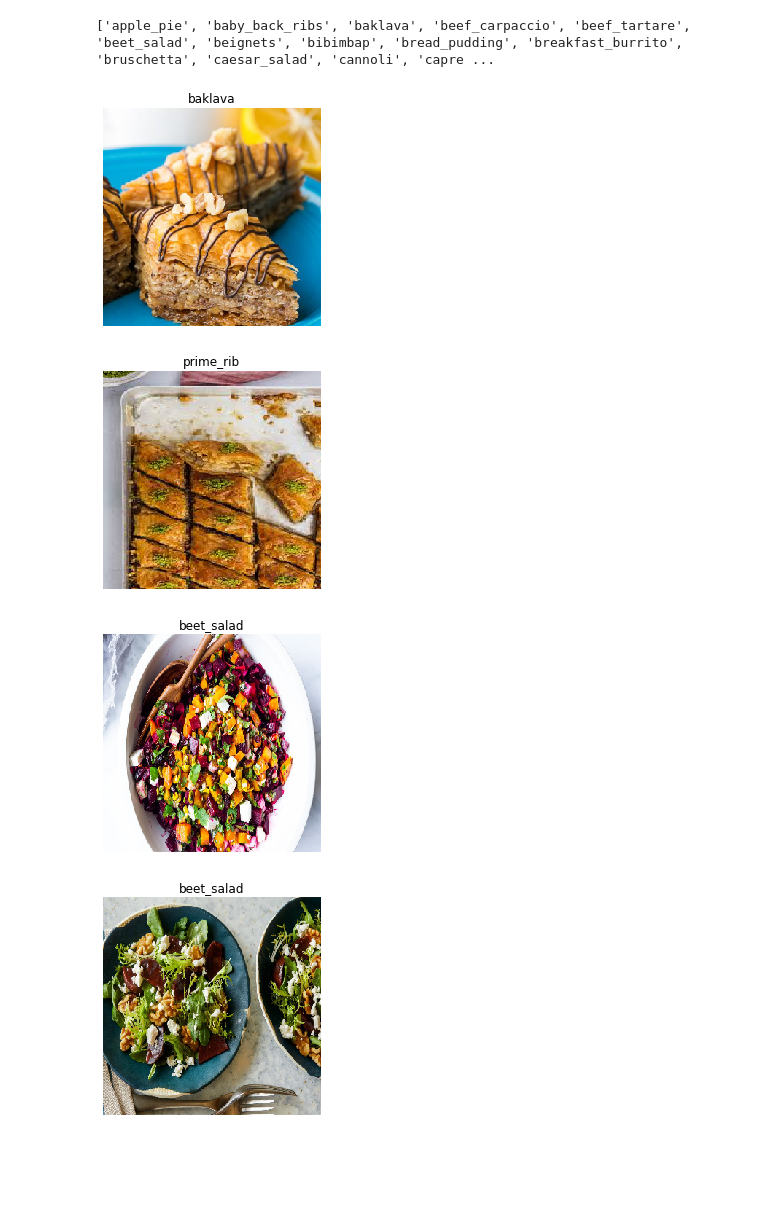
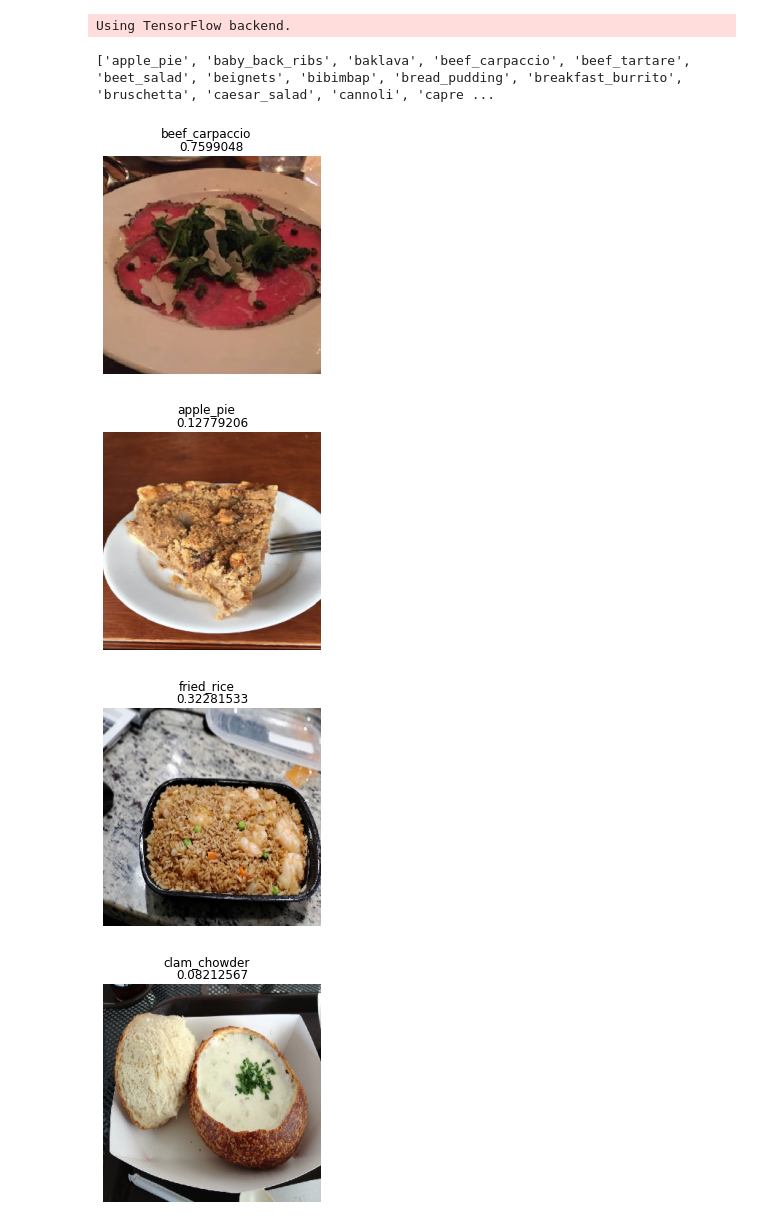
Before and after one commit to RosettaYH/CNN_COCO, a Jupyter notebook: TestModel.ipynb, the cells around one changed output. Cells and saved outputs as stored; diff of their text form; code cells hidden in the pictures; blank space fills up the shorter version.

```diff
--- a/TestModel.ipynb
+++ b/TestModel.ipynb
@@ -1,7 +1,7 @@
 # %%
 from tensorflow.keras.models import load_model
 
-model_best = load_model('best_model_class.hdf5', compile = False)
+model_best = load_model('./best_model_class50.hdf5', compile = False)
 # %%
 from keras.preprocessing.image import load_img, img_to_array
 import matplotlib.image as img
@@ -9,13 +9,14 @@ from tensorflow.keras.preprocessing import image
 import numpy as np
 
 food_list = []
-with open('/Users/rosetta/Desktop/food-101/meta/classes.txt', 'r') as txt:
+with open('./food-101/meta/classes.txt', 'r') as txt:
   paths = [read.strip() for read in txt.readlines()]
   for p in paths:
     food_list.append(p)
 print(food_list)
 # %% [output]
-['apple_pie', 'baby_back_ribs', 'baklava', 'beef_carpaccio', 'beef_tartare', 'beet_salad', 'beignets', 'bibimbap', 'bread_pudding', 'breakfast_burrito', 'bruschetta', 'caesar_salad', 'cannoli', 'capre ...
+Using TensorFlow backend.
+['apple_pie', 'baby_back_ribs', 'baklava', 'beef_carpaccio', 'beef_tartare', 'beet_salad', 'beignets', 'bibimbap', 'bread_pudding', 'breakfast_burrito', 'bruschetta', 'caesar_salad', 'cannoli', 'capre ...
 # %%
 import matplotlib.pyplot as plt
 
@@ -30,38 +31,30 @@ def predict_class(model, images, show = True):
     index = np.argmax(pred)
     food_list.sort()
     pred_value = food_list[index]
+    pred_proba = pred[0][index]
     if show:
         plt.imshow(img[0])
         plt.axis('off')
-        plt.title(pred_value)
+        plt.suptitle(pred_value)
+        plt.title(pred_proba)
         plt.show()
 # %%
 images = []
 
 # Change path
-images.append('/Users/rosetta/Downloads/baklava1.jpg')
-images.append('/Users/rosetta/Downloads/baklava2.jpg')
+images.append('/Users/rosetta/Downloads/c1.jpg')
+images.append('/Users/rosetta/Downloads/ap2.png')
 
-images.append('/Users/rosetta/Downloads/beet1.jpg')
-images.append('/Users/rosetta/Downloads/beet2.jpeg')
+images.append('/Users/rosetta/Downloads/fr1.jpg')
+images.append('/Users/rosetta/Downloads/cc2.jpg')
 
-# Burned fries
-images.append('/Users/rosetta/Downloads/fries.jpg')
-
-# Can only recognize one thing
-images.append('/Users/rosetta/Downloads/onionAndFries.jpg')
-images.append('/Users/rosetta/Downloads/onionAndFries3.jpg')
+images.append('/Users/rosetta/Downloads/pd1.jpg')
+images.append('/Users/rosetta/Downloads/rvc1.jpg')
 
 
-# Black and white works
-images.append('/Users/rosetta/Downloads/bwmacarons.jpg')
-
-images.append('/Users/rosetta/Downloads/scallops1.jpg')
-images.append('/Users/rosetta/Downloads/scallops2.jpg')
-
 predict_class(model_best, images, True)
 # %% [output]
-[figure, old version]
+[figure, new version]
-[figure, old version]
+[figure, new version]
-[figure, old version]
+[figure, new version]
-[figure, old version]
+[figure, new version]
```
Also changed, not shown: parts of 1 cell of this notebook.
